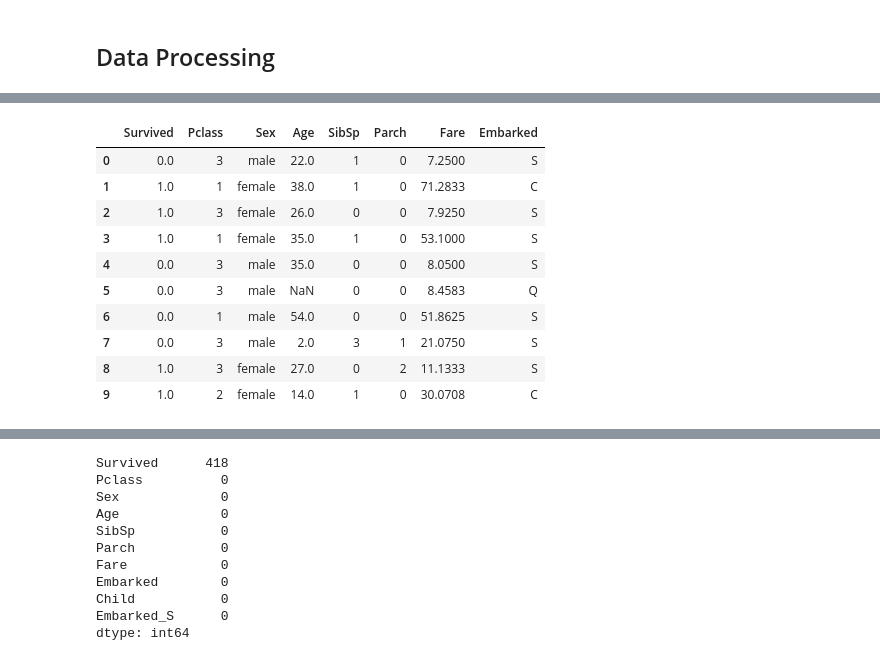
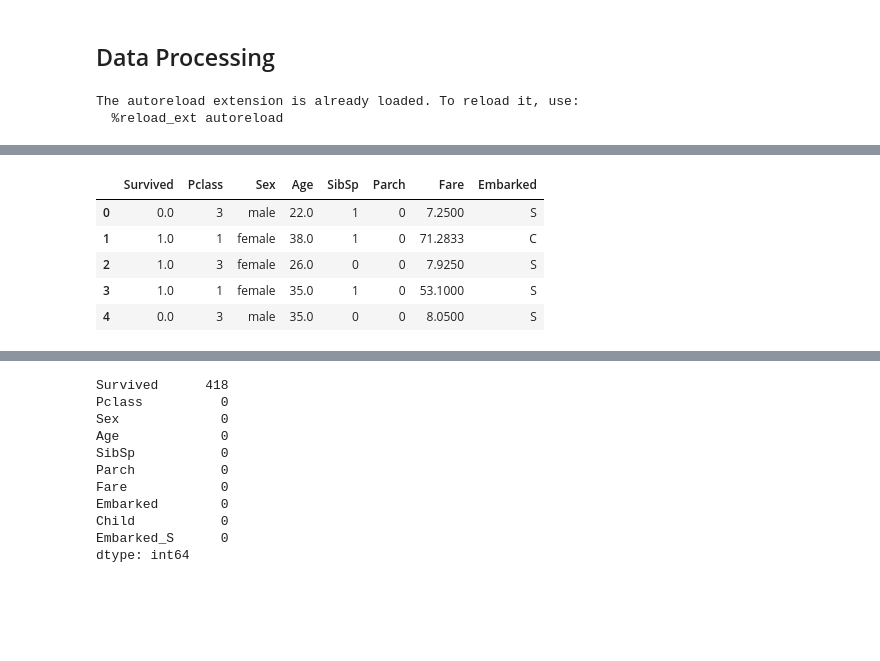
Before and after one commit to AnnaVerbytska/Titanic-Machine_Learning-from-Disaster, a Jupyter notebook: notebooks/EDA.ipynb, the cells around one changed output, grey strips where cells are left out. Drawn from its saved outputs; the diff is of its cells as text; code cells hidden in the pictures; blank space fills up the shorter version.

```diff
--- a/notebooks/EDA.ipynb
+++ b/notebooks/EDA.ipynb
@@ -434,3 +435,20 @@ import numpy as np
+# %%
+import sys
+import numpy as np
+from IPython import get_ipython
+
+# Add the parent directory of `src` to sys.path
+sys.path.append('../')
+
+# Now import from src
+from src.preprocessing import drop_columns
+
+# Enable autoreload only if running in Jupyter
+if "get_ipython" in globals():
+    get_ipython().run_line_magic('load_ext', 'autoreload')
+# %% [output]
+The autoreload extension is already loaded. To reload it, use:
+  %reload_ext autoreload
 # %%
 # Concatenate both training and test data
 data = pd.concat([train,test]).reset_index(drop=True)
@@ -443,24 +461,16 @@ data.head()
 | 2 | 3 | 1.0 | 3 | Heikkinen, Miss. Laina | female | 26.0 | 0 | 0 | STON/O2. 3101282 | 7.9250 | ... |
 | 3 | 4 | 1.0 | 1 | Futrelle, Mrs. Jacques Heath (Lil... | female | 35.0 | 1 | 0 | 113803 | 53.1000 | ... |
 | 4 | 5 | 0.0 | 3 | Allen, Mr. William Henry | male | 35.0 | 0 | 0 | 373450 | 8.0500 | ... |
-# %%
-# FEATURE ENGINEERING
-
-# Drop non interested columns
-data.drop(['PassengerId','Name','Cabin','Ticket'], axis=1, inplace=True)
-data.head(10)
-# %% [output]
-|  | Survived | Pclass | Sex | Age | SibSp | Parch | Fare | Embarked |
-| 0 | 0.0 | 3 | male | 22.0 | 1 | 0 | 7.2500 | S |
-| 1 | 1.0 | 1 | female | 38.0 | 1 | 0 | 71.2833 | C |
-| 2 | 1.0 | 3 | female | 26.0 | 0 | 0 | 7.9250 | S |
-| 3 | 1.0 | 1 | female | 35.0 | 1 | 0 | 53.1000 | S |
-| 4 | 0.0 | 3 | male | 35.0 | 0 | 0 | 8.0500 | S |
-| 5 | 0.0 | 3 | male | NaN | 0 | 0 | 8.4583 | Q |
-| 6 | 0.0 | 1 | male | 54.0 | 0 | 0 | 51.8625 | S |
-| 7 | 0.0 | 3 | male | 2.0 | 3 | 1 | 21.0750 | S |
-| 8 | 1.0 | 3 | female | 27.0 | 0 | 2 | 11.1333 | S |
-| 9 | 1.0 | 2 | female | 14.0 | 1 | 0 | 30.0708 | C |
+# %%
+data_clean = drop_columns(data)
+data_clean.head(5)
+# %% [output]
+|  | Survived | Pclass | Sex | Age | SibSp | Parch | Fare | Embarked |
+| 0 | 0.0 | 3 | male | 22.0 | 1 | 0 | 7.2500 | S |
+| 1 | 1.0 | 1 | female | 38.0 | 1 | 0 | 71.2833 | C |
+| 2 | 1.0 | 3 | female | 26.0 | 0 | 0 | 7.9250 | S |
+| 3 | 1.0 | 1 | female | 35.0 | 1 | 0 | 53.1000 | S |
+| 4 | 0.0 | 3 | male | 35.0 | 0 | 0 | 8.0500 | S |
 # %%
 # Feature engineering of Age
 
```
Also changed, not shown: parts of 7 cells of this notebook, 2 other files.
